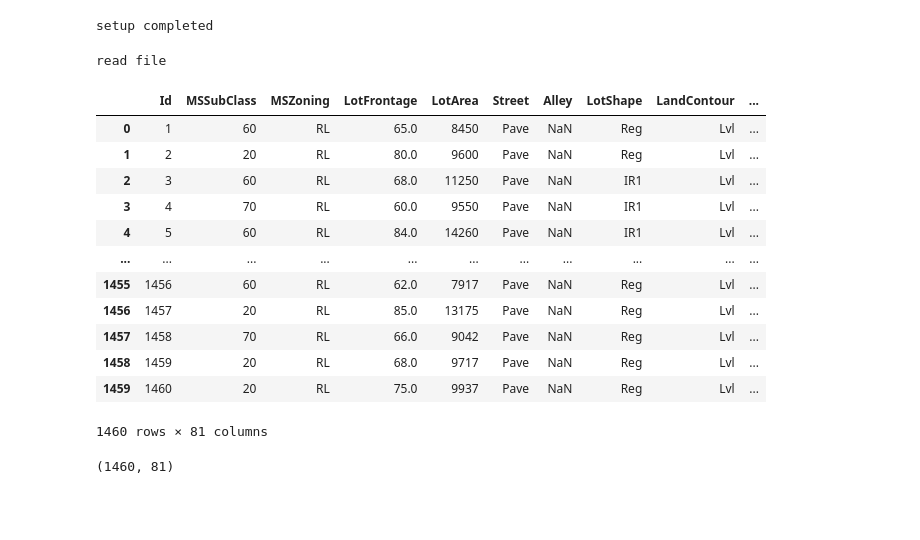
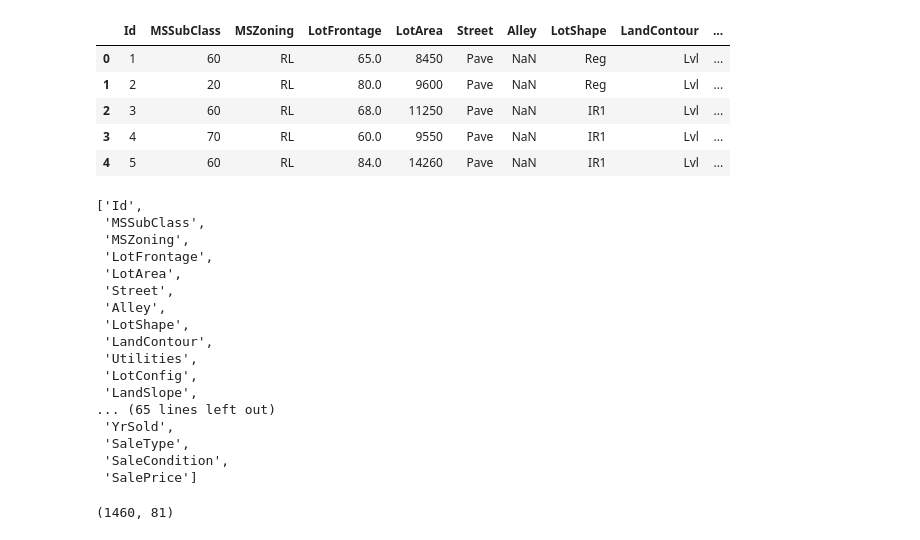
Before and after one commit to MayankDevineni/Ames-housing_data, a Jupyter notebook: PRCP-1020-HousePricePrediction.ipynb, the cells around one changed output. Saved outputs shown, nothing was run; the diff lists cells and outputs as text; code cells hidden in the pictures; blank space fills up the shorter version.

```diff
--- a/PRCP-1020-HousePricePrediction.ipynb
+++ b/PRCP-1020-HousePricePrediction.ipynb
@@ -1,31 +14,39 @@
 # %%
 import pandas as pd
 import numpy as np
 import matplotlib.pyplot as plt
 import seaborn as sns
 
-print('setup completed')
+pd.set_option("display.max_columns", 100)
+
+df = pd.read_csv(r'C:\Users\mayan\Downloads\PRCP-1020-HousePricePred\Data\data.csv')
+
+df.head()
 # %% [output]
-setup completed
+|  | Id | MSSubClass | MSZoning | LotFrontage | LotArea | Street | Alley | LotShape | LandContour | ... |
+| 0 | 1 | 60 | RL | 65.0 | 8450 | Pave | NaN | Reg | Lvl | ... |
+| 1 | 2 | 20 | RL | 80.0 | 9600 | Pave | NaN | Reg | Lvl | ... |
+| 2 | 3 | 60 | RL | 68.0 | 11250 | Pave | NaN | IR1 | Lvl | ... |
+| 3 | 4 | 70 | RL | 60.0 | 9550 | Pave | NaN | IR1 | Lvl | ... |
+| 4 | 5 | 60 | RL | 84.0 | 14260 | Pave | NaN | IR1 | Lvl | ... |
-# %%
-df = pd.read_csv(r'C:\Users\mayan\Downloads\PRCP-1020-HousePricePred\Data\data.csv')
-print("read file")
-# %% [output]
-read file
 # %%
-df
+df.columns.tolist()
 # %% [output]
-|  | Id | MSSubClass | MSZoning | LotFrontage | LotArea | Street | Alley | LotShape | LandContour | ... |
-| 0 | 1 | 60 | RL | 65.0 | 8450 | Pave | NaN | Reg | Lvl | ... |
-| 1 | 2 | 20 | RL | 80.0 | 9600 | Pave | NaN | Reg | Lvl | ... |
-| 2 | 3 | 60 | RL | 68.0 | 11250 | Pave | NaN | IR1 | Lvl | ... |
-| 3 | 4 | 70 | RL | 60.0 | 9550 | Pave | NaN | IR1 | Lvl | ... |
-| 4 | 5 | 60 | RL | 84.0 | 14260 | Pave | NaN | IR1 | Lvl | ... |
-| ... | ... | ... | ... | ... | ... | ... | ... | ... | ... | ... |
-| 1455 | 1456 | 60 | RL | 62.0 | 7917 | Pave | NaN | Reg | Lvl | ... |
-| 1456 | 1457 | 20 | RL | 85.0 | 13175 | Pave | NaN | Reg | Lvl | ... |
-| 1457 | 1458 | 70 | RL | 66.0 | 9042 | Pave | NaN | Reg | Lvl | ... |
-| 1458 | 1459 | 20 | RL | 68.0 | 9717 | Pave | NaN | Reg | Lvl | ... |
-| 1459 | 1460 | 20 | RL | 75.0 | 9937 | Pave | NaN | Reg | Lvl | ... |
-1460 rows × 81 columns
+['Id',
+ 'MSSubClass',
+ 'MSZoning',
+ 'LotFrontage',
+ 'LotArea',
+ 'Street',
+ 'Alley',
+ 'LotShape',
+ 'LandContour',
+ 'Utilities',
+ 'LotConfig',
+ 'LandSlope',
+... (65 lines left out)
+ 'YrSold',
+ 'SaleType',
+ 'SaleCondition',
+ 'SalePrice']
 # %%
```
Also changed, not shown: parts of 16 cells of this notebook.
